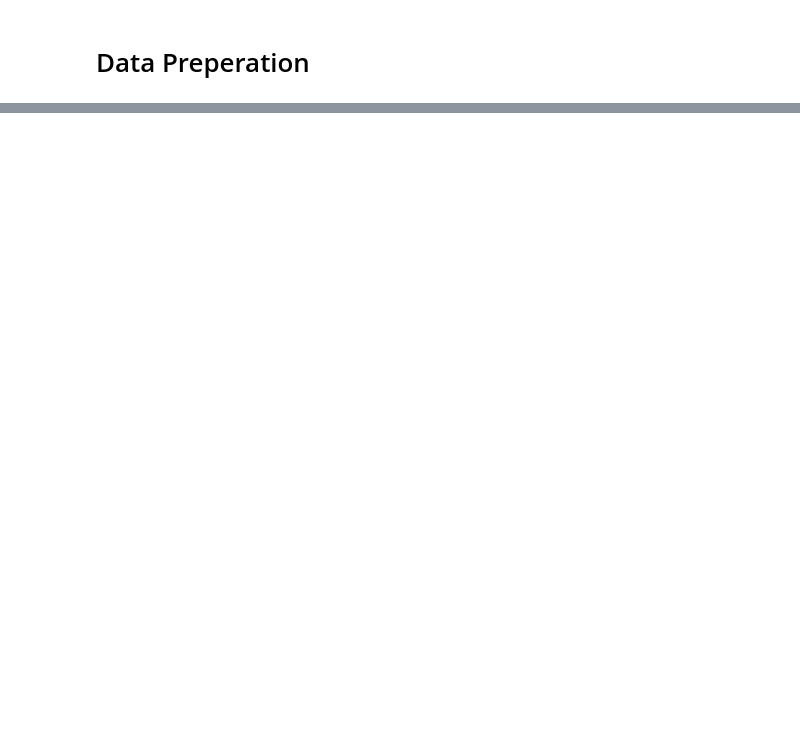
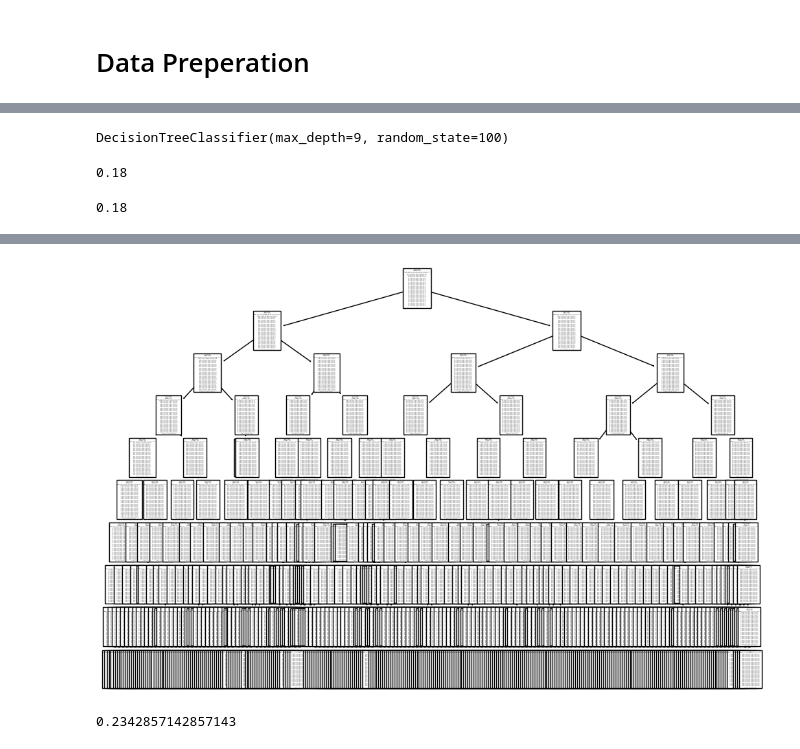
Before and after one commit to RodneyWardle2023/CapstoneProjectCA2RodneyWardle-SBS23057, a Jupyter notebook: CapstoneProjectCA2-CODE-RodneyWardle-SBS23057.ipynb, the cells around one changed output, grey strips where cells are left out. Saved outputs shown, nothing was run; the diff lists cells and outputs as text; code cells hidden in the pictures; blank space fills up the shorter version.

```diff
--- a/CapstoneProjectCA2-CODE-RodneyWardle-SBS23057.ipynb
+++ b/CapstoneProjectCA2-CODE-RodneyWardle-SBS23057.ipynb
@@ -256,0 +316,18 @@ X_train.head()
+# %%
+from sklearn.model_selection import GridSearchCV
+
+# Create the parameter grid
+param_grid = {
+    'max_depth': range(5, 15, 2),
+    'criterion': ["entropy", "gini"]
+}
+
+n_folds = 5
+
+# Instantiate the grid search model
+dtree = DecisionTreeClassifier()
+grid_search = GridSearchCV(estimator = dtree, param_grid = param_grid,
+                          cv = n_folds, verbose = 1)
+
+# Fit the grid search to the data
+grid_search.fit(X_train,y_train)
@@ -256,0 +386,28 @@ X_train.head()
+# %%
+# model with optimal hyperparameters
+clf_gini = DecisionTreeClassifier(criterion = "gini",
+                                  random_state = 100,
+                                  max_depth=9)
+clf_gini.fit(X_train, y_train)
+# %% [output]
+DecisionTreeClassifier(max_depth=9, random_state=100)
+# %%
+# accuracy score
+clf_gini.score(X_test,y_test)
+# %% [output]
+0.18
+# %%
+# accuracy score
+clf_gini.score(X_test,y_test)
+# %% [output]
+0.18
+# %%
+import matplotlib.pyplot as plt
+from sklearn import tree
+
+# Set the size of the figure
+plt.figure(figsize = (12, 8))
+
+# Display the tree by calling a method plot_tree()
+tree.plot_tree(clf_gini)
+# %% [output]
@@ -256,0 +431,12 @@ X_train.head()
+[figure, added]
+# %%
+# tree with max_depth = 3
+clf_gini = DecisionTreeClassifier(criterion = "gini",
+                                  random_state = 100,
+                                  max_depth=3)
+clf_gini.fit(X_train, y_train)
+
+# score
+print(clf_gini.score(X_test,y_test))
+# %% [output]
+0.2342857142857143
```
Also changed, not shown: parts of 21 cells of this notebook, 1 other file.
